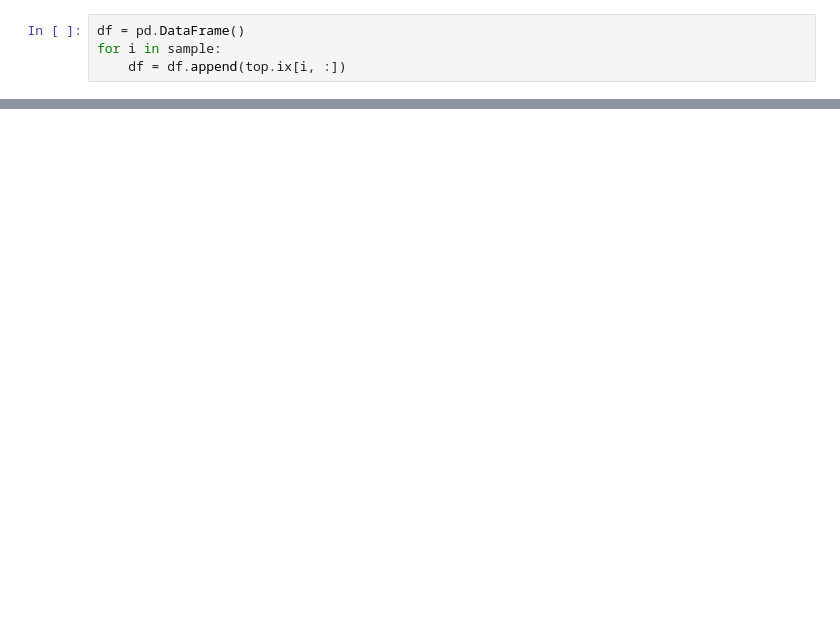
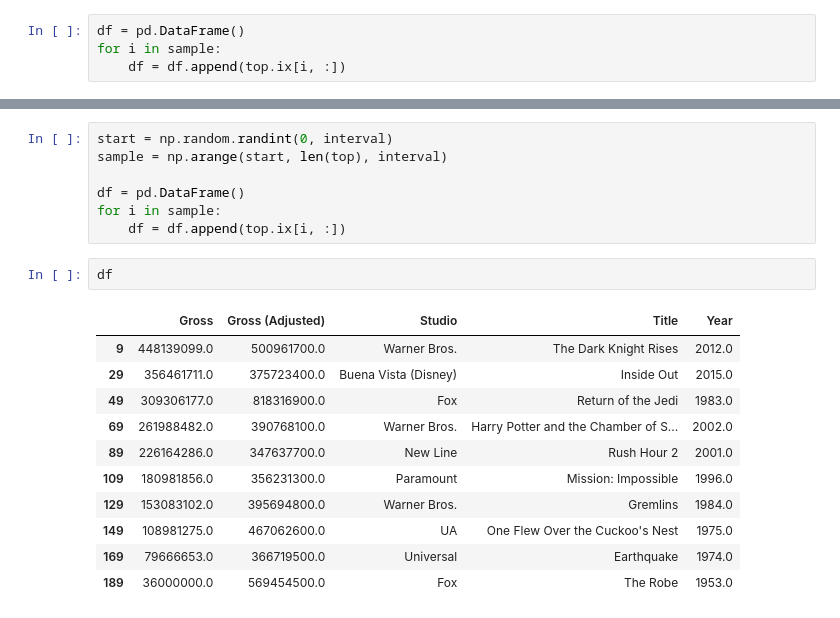
Before and after one commit to omoju/Fundamentals, a Jupyter notebook: Data/dataSampling_1.ipynb, the cells around one changed output, grey strips where cells are left out. Saved outputs shown, nothing was run; the diff lists cells and outputs as text; blank space fills up the shorter version.

```diff
--- a/Data/dataSampling.ipynb
+++ b/Data/dataSampling_1.ipynb
@@ -164,0 +175,21 @@ In a probability sample, all elements need not have the same chance of being cho
+# %%
+start = np.random.randint(0, interval)
+sample = np.arange(start, len(top), interval)
+
+df = pd.DataFrame()
+for i in sample:
+    df = df.append(top.ix[i, :])
+# %%
+df
+# %% [output]
+|  | Gross | Gross (Adjusted) | Studio | Title | Year |
+| 9 | 448139099.0 | 500961700.0 | Warner Bros. | The Dark Knight Rises | 2012.0 |
+| 29 | 356461711.0 | 375723400.0 | Buena Vista (Disney) | Inside Out | 2015.0 |
+| 49 | 309306177.0 | 818316900.0 | Fox | Return of the Jedi | 1983.0 |
+| 69 | 261988482.0 | 390768100.0 | Warner Bros. | Harry Potter and the Chamber of S... | 2002.0 |
+| 89 | 226164286.0 | 347637700.0 | New Line | Rush Hour 2 | 2001.0 |
+| 109 | 180981856.0 | 356231300.0 | Paramount | Mission: Impossible | 1996.0 |
+| 129 | 153083102.0 | 395694800.0 | Warner Bros. | Gremlins | 1984.0 |
+| 149 | 108981275.0 | 467062600.0 | UA | One Flew Over the Cuckoo's Nest | 1975.0 |
+| 169 | 79666653.0 | 366719500.0 | Universal | Earthquake | 1974.0 |
+| 189 | 36000000.0 | 569454500.0 | Fox | The Robe | 1953.0 |
```
Also changed, not shown: parts of 8 cells of this notebook.
